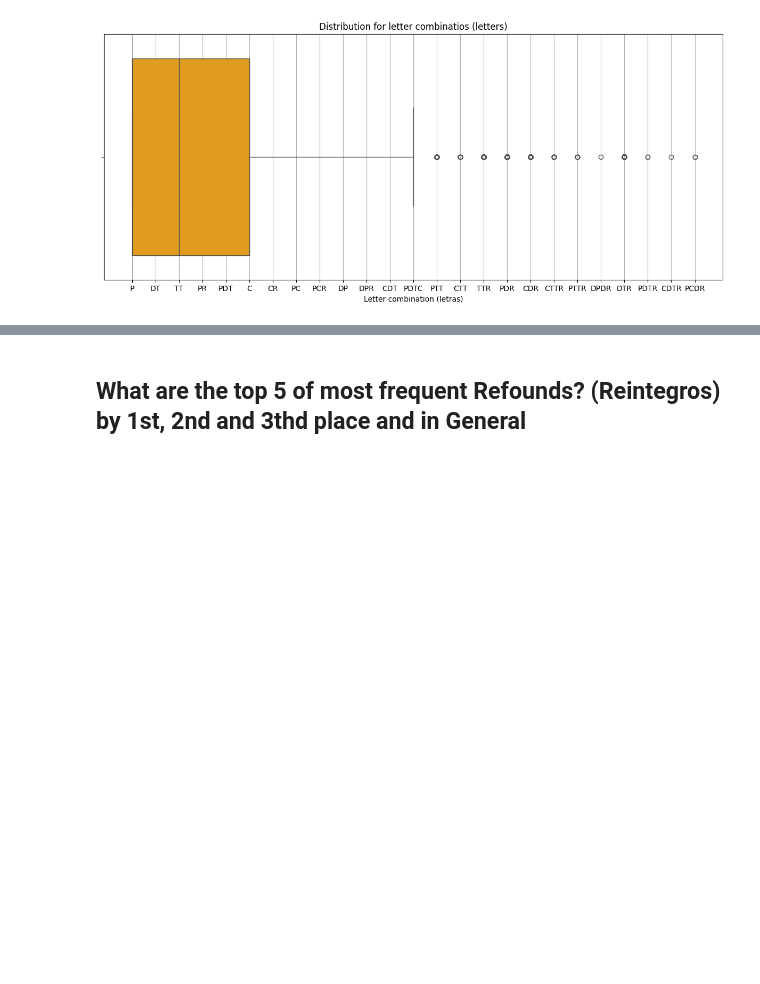
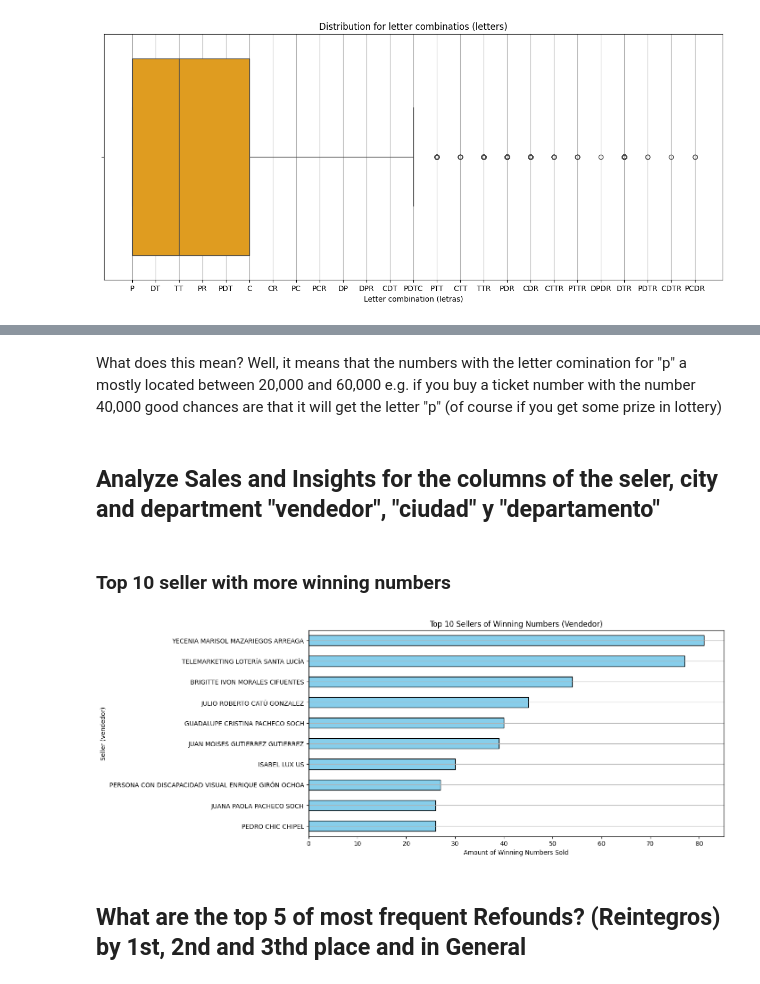
Before and after one commit to AngelDHackerman/santa-lucia-data-analysis-manual, a Jupyter notebook: notebooks/visualization_sorteos_premios.ipynb, the cells around one changed output, grey strips where cells are left out. Drawn from its saved outputs; the diff is of its cells as text; code cells hidden in the pictures; blank space fills up the shorter version.

```diff
--- a/notebooks/visualization_sorteos_premios.ipynb
+++ b/notebooks/visualization_sorteos_premios.ipynb
@@ -118,3 +133,28 @@ Each letter stands for:
+# %% [markdown]
+What does this mean? Well, it means that the numbers with the letter comination for "p" a mostly located between 20,000 and 60,000 e.g. if you buy a ticket number with the number 40,000 good chances are that it will get the letter "p" (of course if you get some prize in lottery)
+# %% [markdown]
+## Analyze Sales and Insights for the columns of the seler, city and department "vendedor", "ciudad" y "departamento"
+# %%
+df_filtered_vendedor_city_department = df[
+    (df['vendedor'] != "N/A") &
+    (df['ciudad'] != "N/A") &
+    (df['departamento'] != "N/A")
+]
+# %% [markdown]
+### Top 10 seller with more winning numbers
+# %%
+# top 10 seller with more winning numbers
+vendedores = df_filtered_vendedor_city_department['vendedor'].value_counts()
+
+plt.figure(figsize=(12, 6))
+vendedores.head(10).iloc[::-1].plot(kind='barh', color='skyblue', edgecolor='black') # .iloc[::-1], inverstion of the order of the dataset
+plt.title("Top 10 Sellers of Winning Numbers (Vendedor)")
+plt.ylabel("Seller (vendedor)")
+plt.xlabel("Amount of Winning Numbers Sold")
+plt.grid(axis='x')
+plt.show()
+# %% [output]
+[figure, added]
 # %% [markdown]
 ## What are the top 5 of most frequent Refounds? (Reintegros) by 1st, 2nd and 3thd place and in General
 # %%
```
Also changed, not shown: parts of 10 cells of this notebook, 1 other file.
